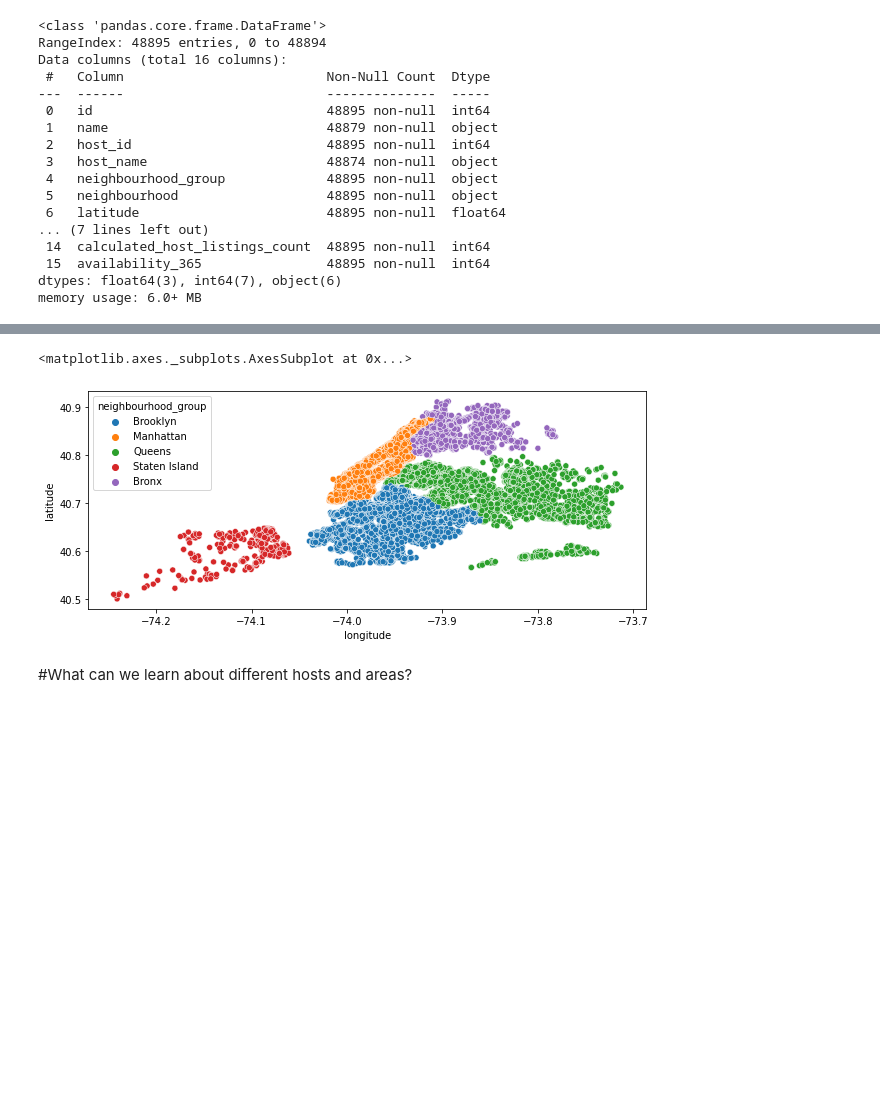
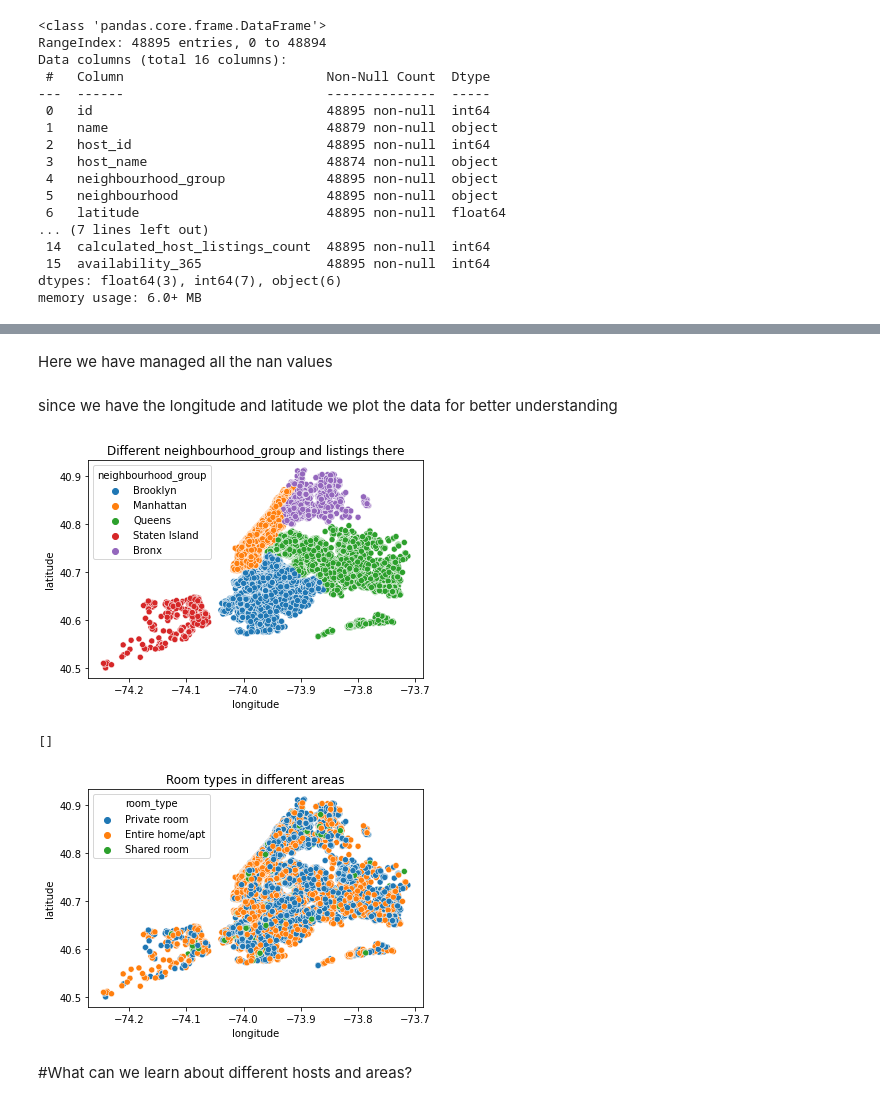
Before and after one commit to prabindebnath25/Airbnb-Bookings-Analysis---Capstone-Project, a Jupyter notebook: Solution_Airbnb_Bookings_Analysis_Capstone_Project.ipynb, the cells around one changed output, grey strips where cells are left out. Saved outputs shown, nothing was run; the diff lists cells and outputs as text; code cells hidden in the pictures; blank space fills up the shorter version.

```diff
--- a/Solution_Airbnb_Bookings_Analysis_Capstone_Project.ipynb
+++ b/Solution_Airbnb_Bookings_Analysis_Capstone_Project.ipynb
@@ -23,4 +26,5 @@ Drive already mounted at /content/drive; to attempt to forcibly remount, call dr
 # %% [markdown]
 # loading and general inspection of the data
 # %%
-df = pd.read_csv('/content/drive/MyDrive/Copy of Airbnb NYC 2019.csv')
+# Load the file
+df = pd.read_csv('/content/drive/MyDrive/Airbnb Bookings Analysis - Capstone Project/Airbnb NYC 2019.csv')
@@ -103,9 +166,19 @@ memory usage: 7.3+ MB
+# %% [markdown]
+Here we have managed all the nan values
+# %% [markdown]
+since we have the longitude and latitude we plot the data for better understanding
 # %%
 # Wwe plot the longitude and latitude
 sns.scatterplot(x= df.longitude, y=df.latitude ,hue= df.neighbourhood_group)
+plt.title('Different neighbourhood_group and listings there')
+plt.show()
+sns.scatterplot(x= df.longitude, y= df.latitude, hue = df.room_type)
+plt.title('Room types in different areas')
+plt.plot()
 # %% [output]
+[figure, new version]
-<matplotlib.axes._subplots.AxesSubplot at 0x...>
+[]
-[figure, old version]
+[figure, added]
 # %% [markdown]
 #What can we learn about different hosts and areas?
 # %%
```
Also changed, not shown: parts of 51 cells of this notebook.
